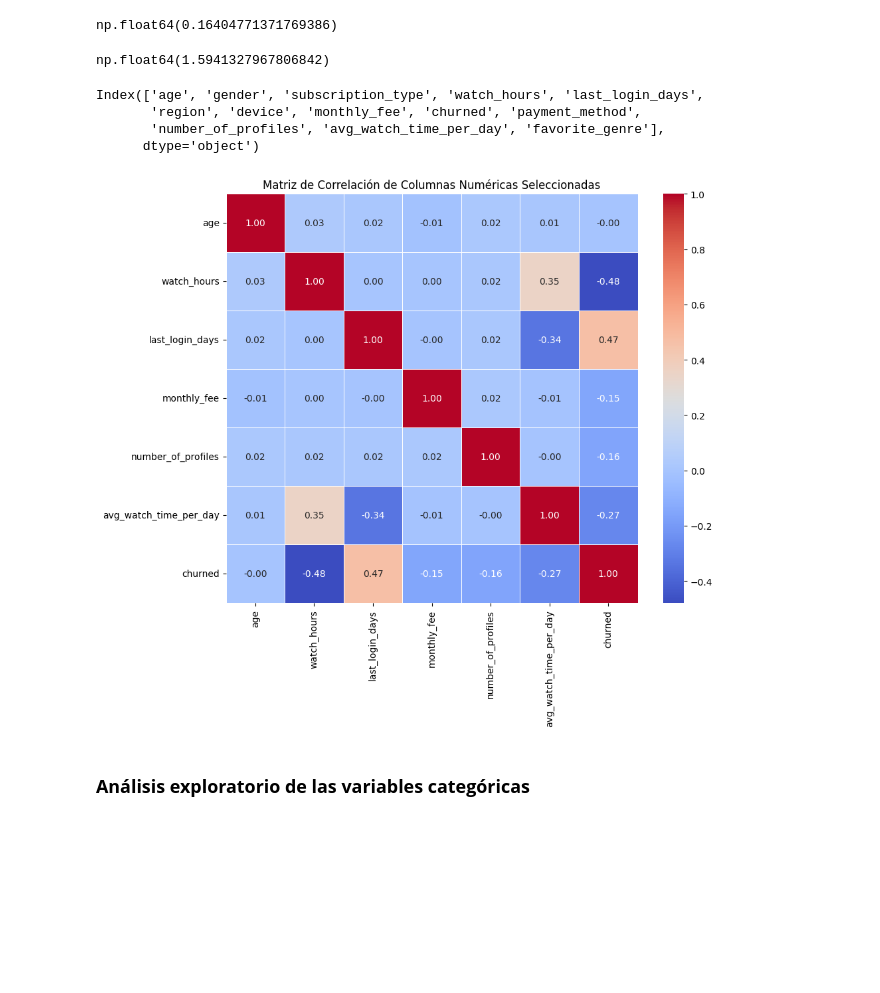
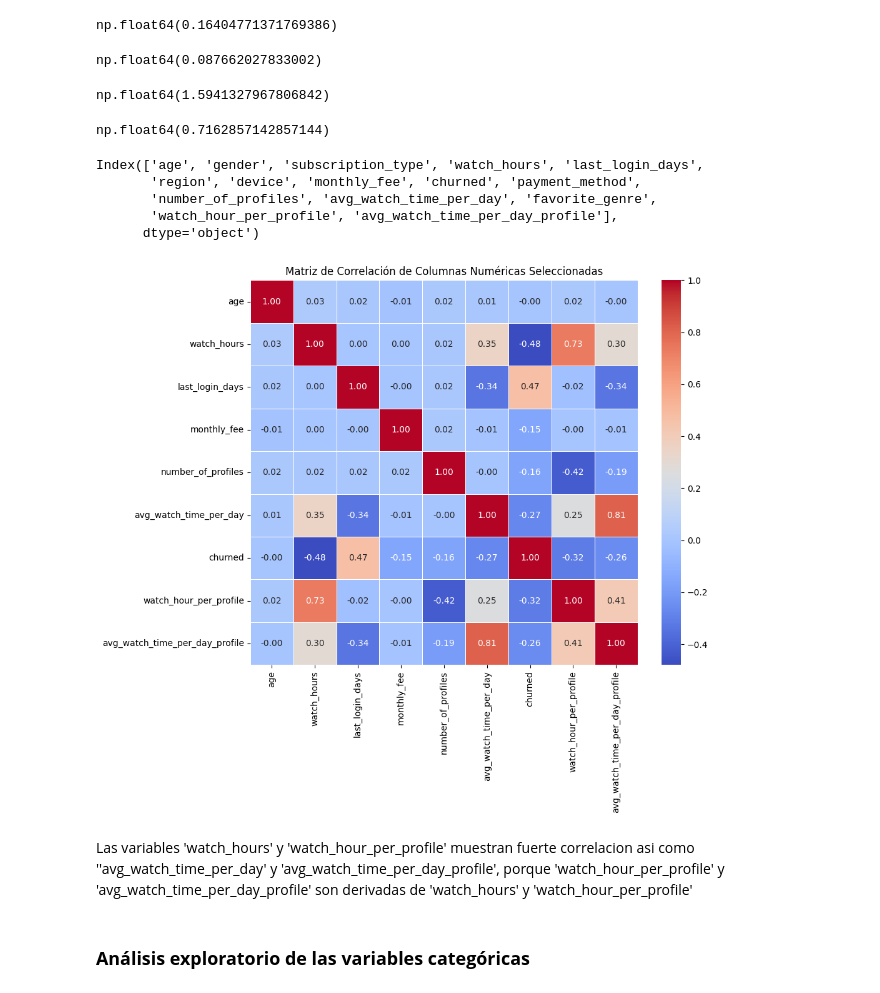
Before and after one commit to VillaltaE/Hackthon_NoCountry_65, a Jupyter notebook: data-science/Netflix_customer_churn.ipynb, the cells around one changed output. Cells and saved outputs as stored; diff of their text form; code cells hidden in the pictures; blank space fills up the shorter version.

Commit message:
se incluyeron columnas watch_hour_per_profile y avg_watch_time_per_day_profile

```diff
--- a/data-science/Netflix_customer_churn.ipynb
+++ b/data-science/Netflix_customer_churn.ipynb
@@ -100,3 +100,9 @@ df.head()
 | 2 | 27 | Female | Standard | 16.32 | 10 | Asia | TV | 13.99 | ... |
 | 3 | 53 | Other | Premium | 4.51 | 12 | Oceania | TV | 17.99 | ... |
 | 4 | 56 | Other | Standard | 1.89 | 13 | Africa | Mobile | 13.99 | ... |
+# %%
+# Se crea la columna watch_hour_per_profiles
+df['watch_hour_per_profile'] = round(df['watch_hours'] / df['number_of_profiles'],2)
+# %%
+# Se crea la columna avg_watch_time_per_day_profile
+df['avg_watch_time_per_day_profile'] =round(df['watch_hour_per_profile']/(df['last_login_days']+1),2)
@@ -375,33 +401,46 @@ np.float64(3.2503018108651913)
 yes_churn['avg_watch_time_per_day'].mean()
 # %% [output]
 np.float64(0.16404771371769386)
+# %%
+#Media del promedio de tiempo viendo Netflix por dia  de los que se van por perfil
+yes_churn['avg_watch_time_per_day_profile'].mean()
+# %% [output]
+np.float64(0.087662027833002)
 # %%
 #Media del promedio de tiempo viendo Netflix por dia  de los que no se van
 no_churn['avg_watch_time_per_day'].mean()
 # %% [output]
 np.float64(1.5941327967806842)
+# %%
+#Media del promedio de tiempo viendo Netflix por dia  de los que no se van por perfil
+no_churn['avg_watch_time_per_day_profile'].mean()
+# %% [output]
+np.float64(0.7162857142857144)
 # %%
 df.columns
 # %% [output]
 Index(['age', 'gender', 'subscription_type', 'watch_hours', 'last_login_days',
        'region', 'device', 'monthly_fee', 'churned', 'payment_method',
-       'number_of_profiles', 'avg_watch_time_per_day', 'favorite_genre'],
+       'number_of_profiles', 'avg_watch_time_per_day', 'favorite_genre',
+       'watch_hour_per_profile', 'avg_watch_time_per_day_profile'],
       dtype='object')
 # %%
 # Crear una matriz de correlación para columnas numéricas seleccionadas
 # Seleccionar algunas columnas numéricas para incluir en la matriz de correlación
-numeric_cols = ['age','watch_hours', 'last_login_days', 'monthly_fee', 'number_of_profiles', 'avg_watch_time_per_day','churned']
+numeric_cols = ['age','watch_hours', 'last_login_days', 'monthly_fee', 'number_of_profiles', 'avg_watch_time_per_day','churned','watch_hour_per_profile','avg_watch_time_per_day_profile']
 
 # Calcular la matriz de correlación
 correlation_matrix = df[numeric_cols].corr()
 
 # Crear un mapa de calor (heatmap) para la matriz de correlación
 plt.figure(figsize=(10, 8))
 sns.heatmap(correlation_matrix, annot=True, cmap='coolwarm', fmt=".2f", linewidths=.5)
 plt.title('Matriz de Correlación de Columnas Numéricas Seleccionadas')
 plt.show()
 # %% [output]
-[figure, old version]
+[figure, new version]
+# %% [markdown]
+ Las variables 'watch_hours' y 'watch_hour_per_profile' muestran fuerte correlacion asi como ''avg_watch_time_per_day' y 'avg_watch_time_per_day_profile', porque 'watch_hour_per_profile' y 'avg_watch_time_per_day_profile' son derivadas de 'watch_hours' y 'watch_hour_per_profile'
 # %% [markdown]
 ### **Análisis exploratorio de las variables categóricas**
 # %% [markdown]
```
Also changed, not shown: parts of 11 cells of this notebook, 1 other file.
